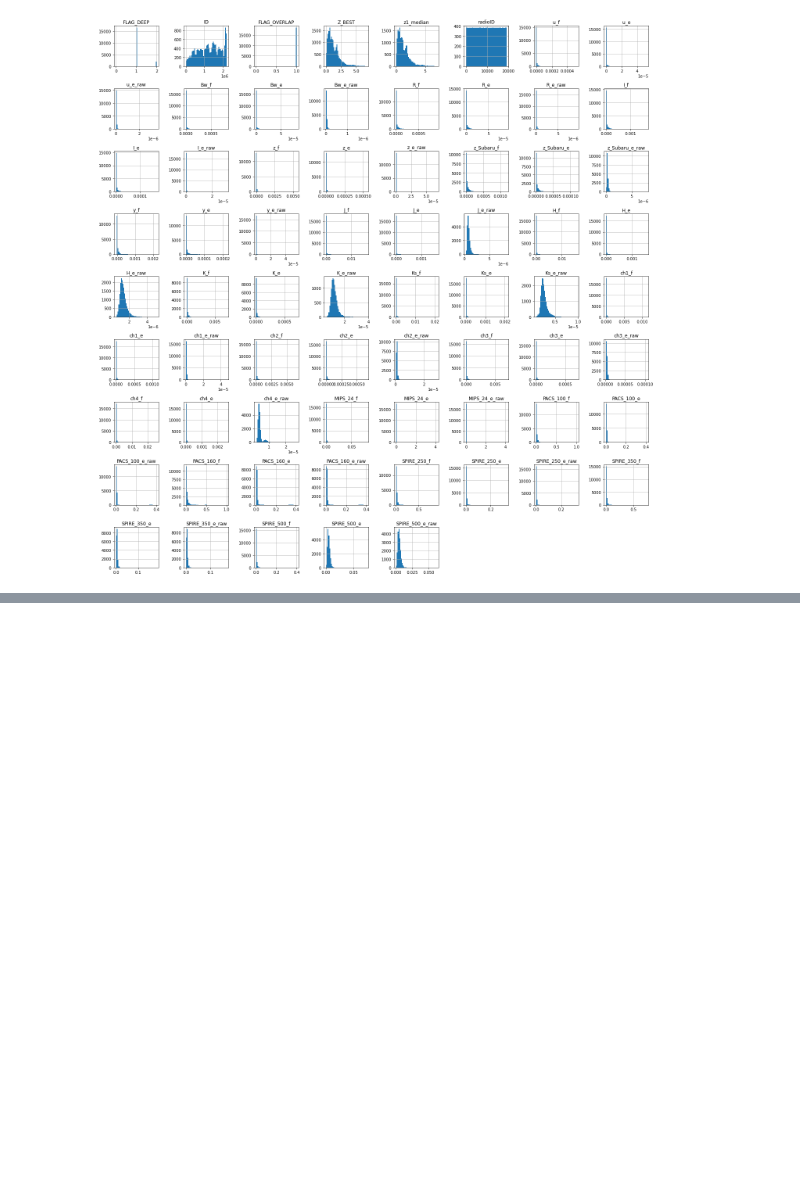
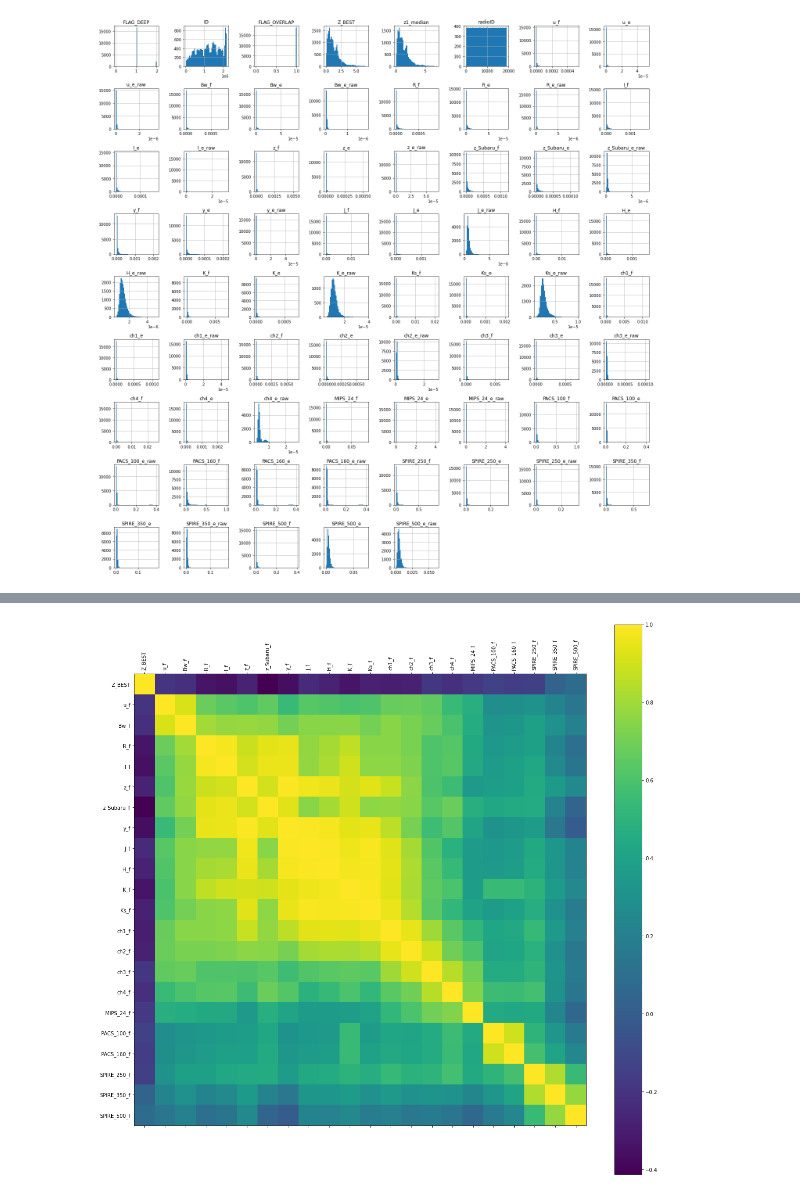
Before and after one commit to jespertjee/LOFAR_ML, a Jupyter notebook: General/Fangyou/Data_Analysis.ipynb, the cells around one changed output, grey strips where cells are left out. Saved outputs shown, nothing was run; the diff lists cells and outputs as text; code cells hidden in the pictures; blank space fills up the shorter version.

```diff
--- a/General/Fangyou/Data_Analysis.ipynb
+++ b/General/Fangyou/Data_Analysis.ipynb
@@ -176,0 +171,15 @@ data[0].iloc[:, 15:]
+# %%
+indices = [4, 15, 18, 21, 24, 27, 30, 33, 36, 39, 42, 45, 48, 51, 54, 57, 60, 63, 66, 69, 72, 75]
+corr = data[0].iloc[:,indices].corr()
+# %%
+fig = plt.figure(figsize=(20,20))
+frame = fig.add_subplot(1,1,1)
+
+plot = frame.matshow(corr)
+fig.colorbar(plot)
+
+frame.set_xticks(range(corr.shape[1]), corr.columns, rotation=90)
+frame.set_yticks(range(corr.shape[1]), corr.columns)
+plt.show()
+# %% [output]
+[figure, added]
```
Also changed, not shown: parts of 4 cells of this notebook, 6 other files.
